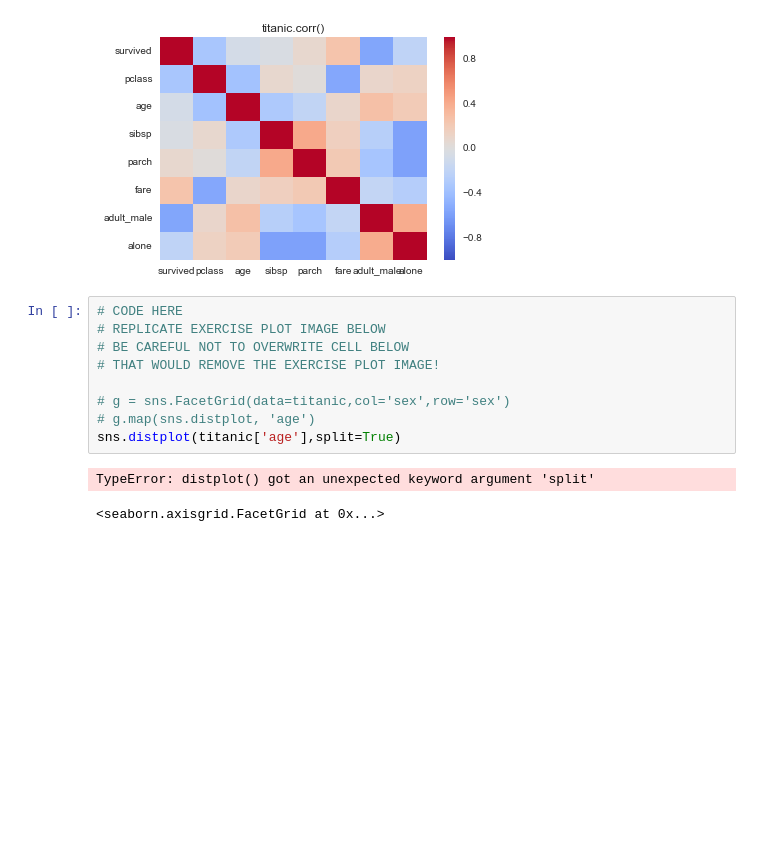
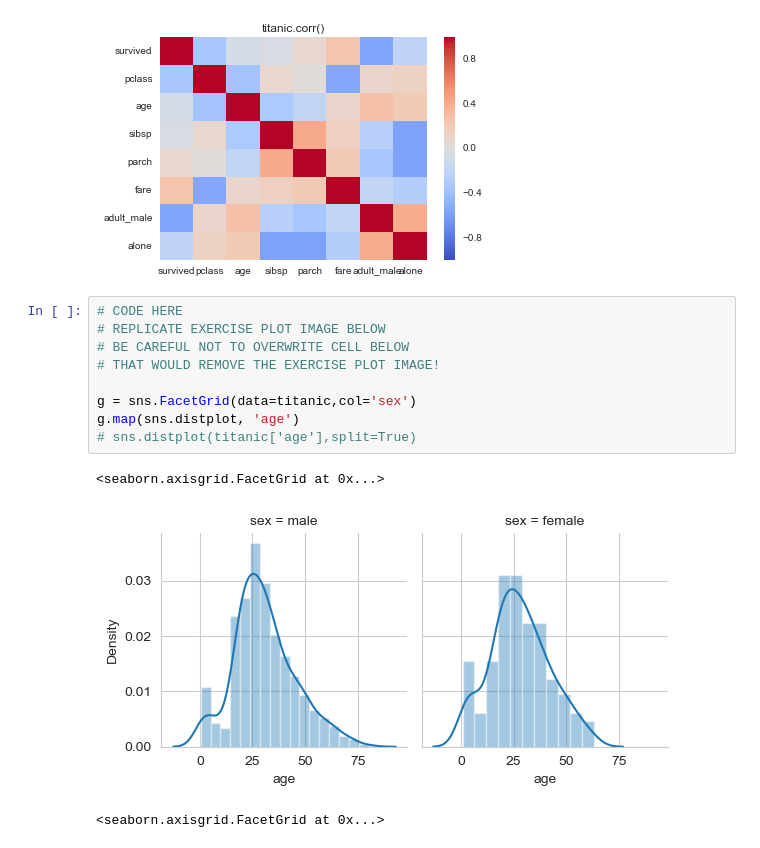
Before and after one commit to JoseArnel/code, a Jupyter notebook: DataScience&MachineLearning/06-Data-Visualization-with-Seaborn/07-Seaborn Exercises.ipynb, the cells around one changed output. Cells and saved outputs as stored; diff of their text form; blank space fills up the shorter version.

Commit message:
seaborn_final

```diff
--- a/DataScience&MachineLearning/06-Data-Visualization-with-Seaborn/07-Seaborn Exercises.ipynb
+++ b/DataScience&MachineLearning/06-Data-Visualization-with-Seaborn/07-Seaborn Exercises.ipynb
@@ -110,14 +110,15 @@ sns.heatmap(tc)
 # %%
 # CODE HERE
 # REPLICATE EXERCISE PLOT IMAGE BELOW
 # BE CAREFUL NOT TO OVERWRITE CELL BELOW
 # THAT WOULD REMOVE THE EXERCISE PLOT IMAGE!
 
-# g = sns.FacetGrid(data=titanic,col='sex',row='sex')
-# g.map(sns.distplot, 'age')
-sns.distplot(titanic['age'],split=True)
+g = sns.FacetGrid(data=titanic,col='sex')
+g.map(sns.distplot, 'age')
+# sns.distplot(titanic['age'],split=True)
 # %% [output]
-TypeError: distplot() got an unexpected keyword argument 'split'
+<seaborn.axisgrid.FacetGrid at 0x...>
+[figure, added]
 # %%
 # %% [output]
 <seaborn.axisgrid.FacetGrid at 0x...>
```
Also changed, not shown: parts of 2 cells of this notebook.
